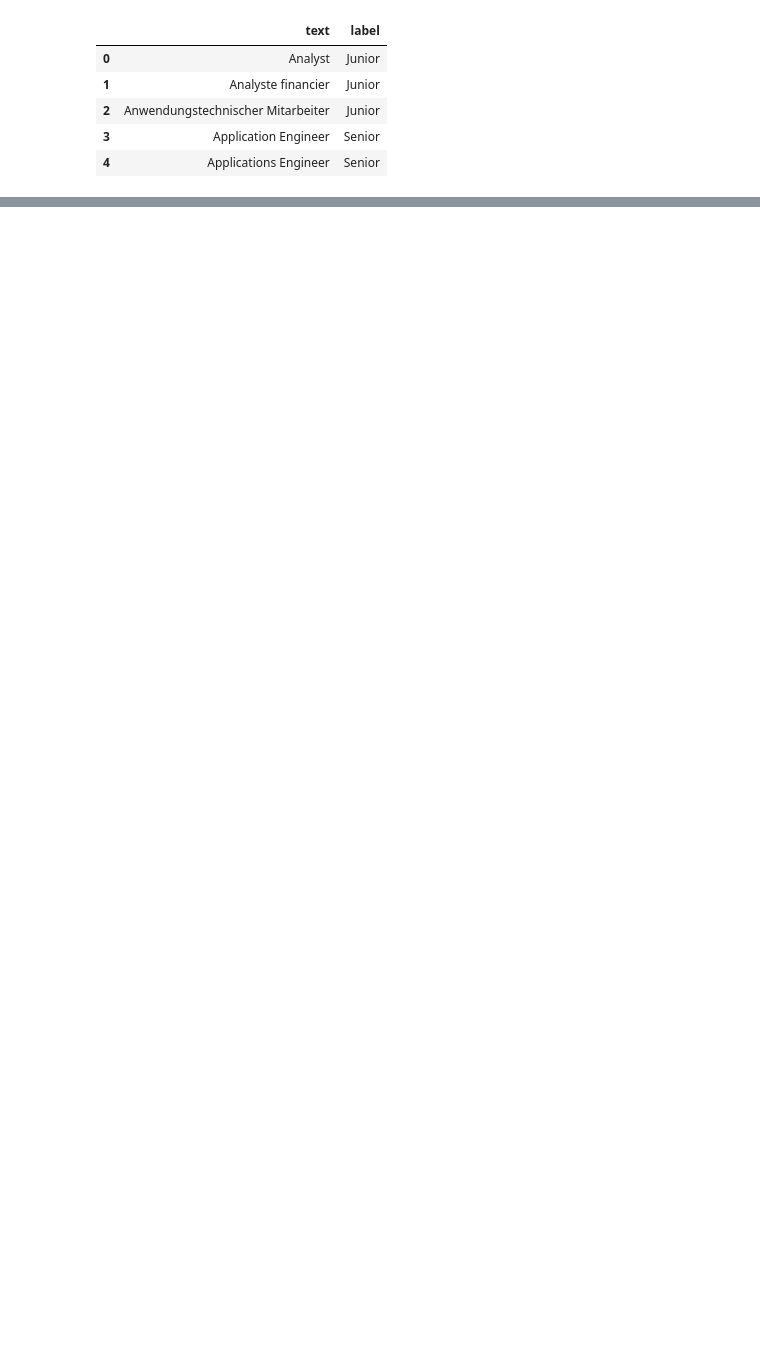
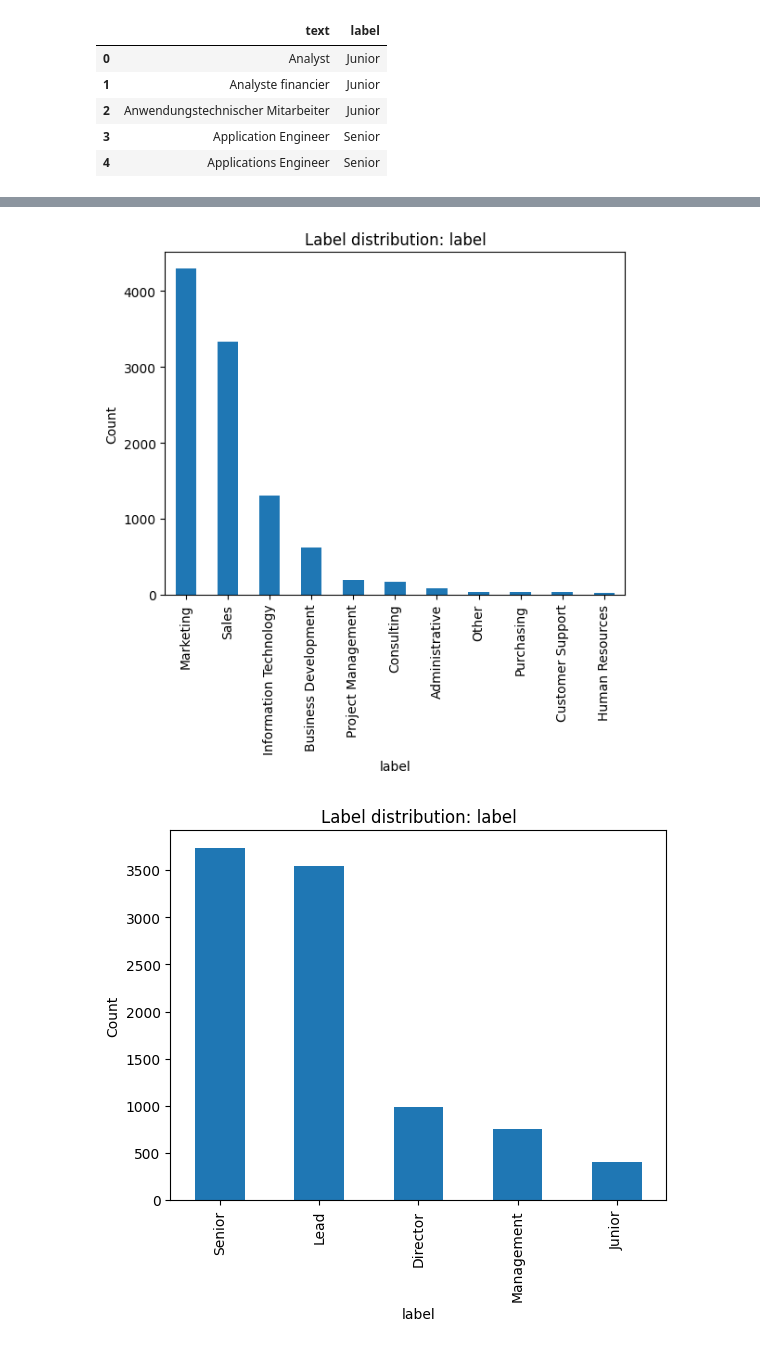
Before and after one commit to Leo278V/Final-Assignment-PDS, a Jupyter notebook: Final_Assignment_PDS.ipynb, the cells around one changed output, grey strips where cells are left out. Cells and saved outputs as stored; diff of their text form; code cells hidden in the pictures; blank space fills up the shorter version.

```diff
--- a/Final_Assignment_PDS.ipynb
+++ b/Final_Assignment_PDS.ipynb
@@ -3,7 +3,7 @@
 # %%
 import pandas as pd
 # %%
-data_path_department = 'https://raw.githubusercontent.com/Leo278V/Final-Assignment-PDS/refs/heads/main/department-v2.csv?token=GHSAT0AAAAAADQCRM6XOPWYN6PDRNFRGVSO2JXGNFA'
+data_path_department = 'https://raw.githubusercontent.com/Leo278V/Final-Assignment-PDS/refs/heads/Final-Assignment/department-v2.csv?token=GHSAT0AAAAAADQCRM6XJS7M7C4HHEV4MJT22KBFUSQ'
 df_1 = pd.read_csv(data_path_department)
 df_1.head()
 # %% [output]
@@ -16,5 +40,5 @@ df_1.head()
 # %%
-data_path_seniority = 'https://raw.githubusercontent.com/Leo278V/Final-Assignment-PDS/refs/heads/main/seniority-v2.csv?token=GHSAT0AAAAAADQCRM6XX5JQJYZAJOV4W4YA2JXGQFQ'
+data_path_seniority = 'https://raw.githubusercontent.com/Leo278V/Final-Assignment-PDS/refs/heads/Final-Assignment/seniority-v2.csv?token=GHSAT0AAAAAADQCRM6W4R7CRVJVOTF6IRQU2KBFVHQ'
 df_2 = pd.read_csv(data_path_seniority)
 df_2.head()
 # %% [output]
@@ -26,0 +69,17 @@ df_2.head()
+# %%
+#Imblance sichtbar machen:
+
+import matplotlib.pyplot as plt
+
+def plot_label_distribution(df, col):
+    counts = df[col].value_counts()
+    counts.plot(kind="bar")
+    plt.title(f"Label distribution: {col}")
+    plt.ylabel("Count")
+    plt.show()
+
+plot_label_distribution(df_1, "label")
+plot_label_distribution(df_2, "label")
+# %% [output]
+[figure, added]
+[figure, added]
```
Also changed, not shown: parts of 11 cells of this notebook.
